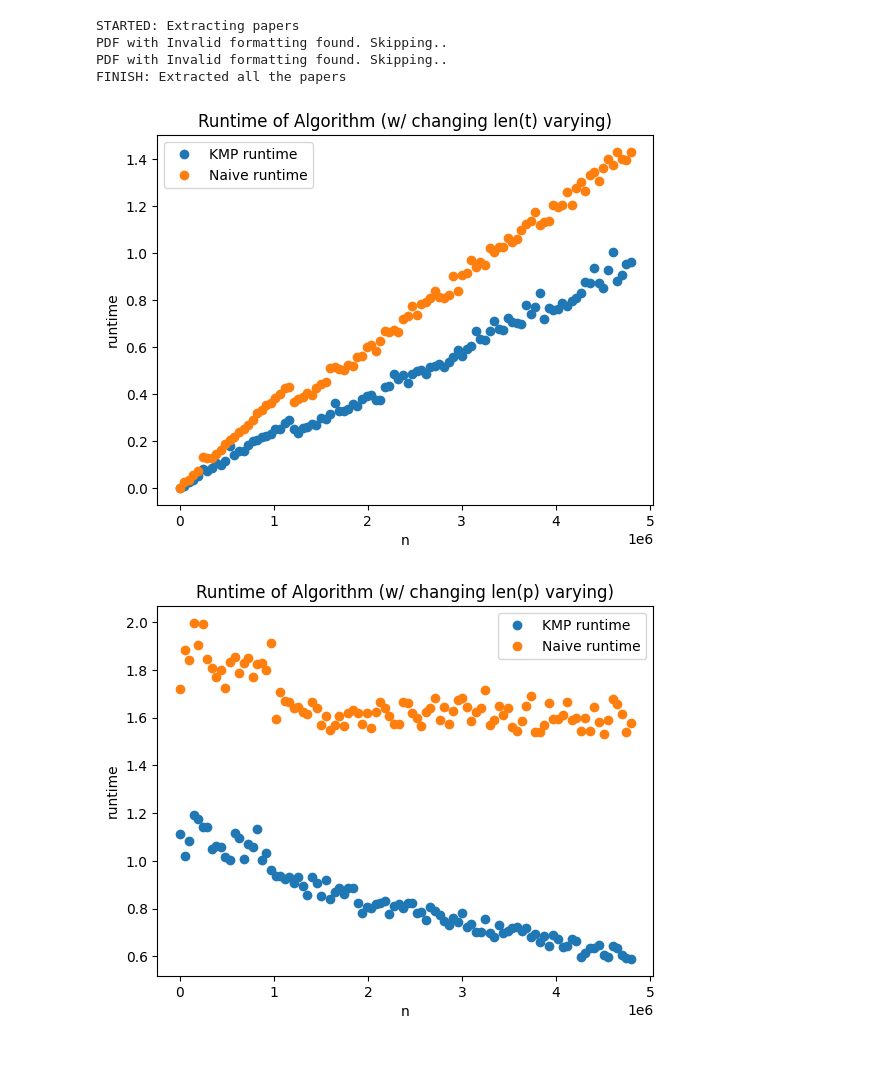
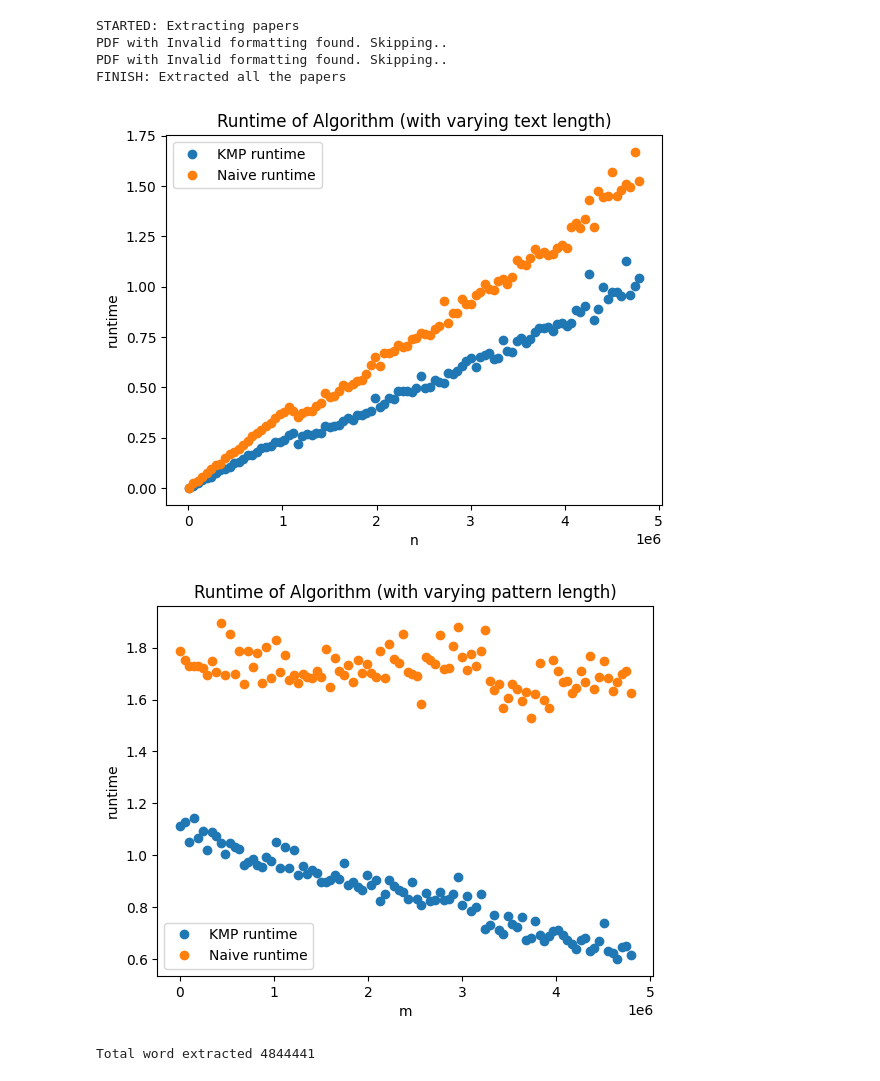
Before and after one commit to haniya1305/320PlagiarismChecker, a Jupyter notebook: KMP.ipynb, the cells around one changed output. Saved outputs shown, nothing was run; the diff lists cells and outputs as text; code cells hidden in the pictures.

Commit message:
Automated Plot saving, and changing plot title/axis

```diff
--- a/KMP.ipynb
+++ b/KMP.ipynb
@@ -134,10 +134,11 @@ plt.plot(df['n'], df['naive runtime'], 'o', label='Naive runtime')
 plt.xlabel('n')
 plt.ylabel('runtime')
 plt.legend()
-plt.title("Runtime of Algorithm (w/ changing len(t) varying)")
+plt.title("Runtime of Algorithm (with varying text length)")
+plt.savefig('Plots/KMP_manipulating_text.png')
 plt.show()
 # %% [output]
-[figure, old version]
+[figure, new version]
 # %%
 # Plotting a graph keeping the length of text constant, and length of pattern varying
 
@@ -147,33 +148,38 @@ def get_random_pattern(length):
     result_str = ''.join(random.choice(letters) for i in range(length))
     return result_str
 
 p_vals = []
 rt_vals = []
 nrt_vals = []
 
 gap_size = int(len(all_papers_string)/100)
 
 for N in range(1000, len(all_papers_string), gap_size):
     p_vals.append(N)
     p = get_random_pattern(N)
     start_time = time.time()
     KMP(p, all_papers_string)
     runtime = time.time() - start_time
     rt_vals.append(runtime)
     start_time = time.time()
     naive_string_matching(p, all_papers_string)
     runtime = time.time() - start_time
     nrt_vals.append(runtime)
 
 data = {"n" : t_vals, "runtime" : rt_vals, "naive runtime" : nrt_vals}
 df = pd.DataFrame(data)
 
 plt.plot(df['n'], df['runtime'], 'o', label='KMP runtime')
 plt.plot(df['n'], df['naive runtime'], 'o', label='Naive runtime')
-plt.xlabel('n')
+plt.xlabel('m')
 plt.ylabel('runtime')
 plt.legend()
-plt.title("Runtime of Algorithm (w/ changing len(p) varying)")
+plt.title("Runtime of Algorithm (with varying pattern length)")
+plt.savefig('Plots/KMP_manipulating_pattern.png')
 plt.show()
 # %% [output]
-[figure, old version]
+[figure, new version]
+# %%
+print("Total word extracted", len(all_papers_string))
+# %% [output]
+Total word extracted 4844441
```
Also changed, not shown: 2 other files.
